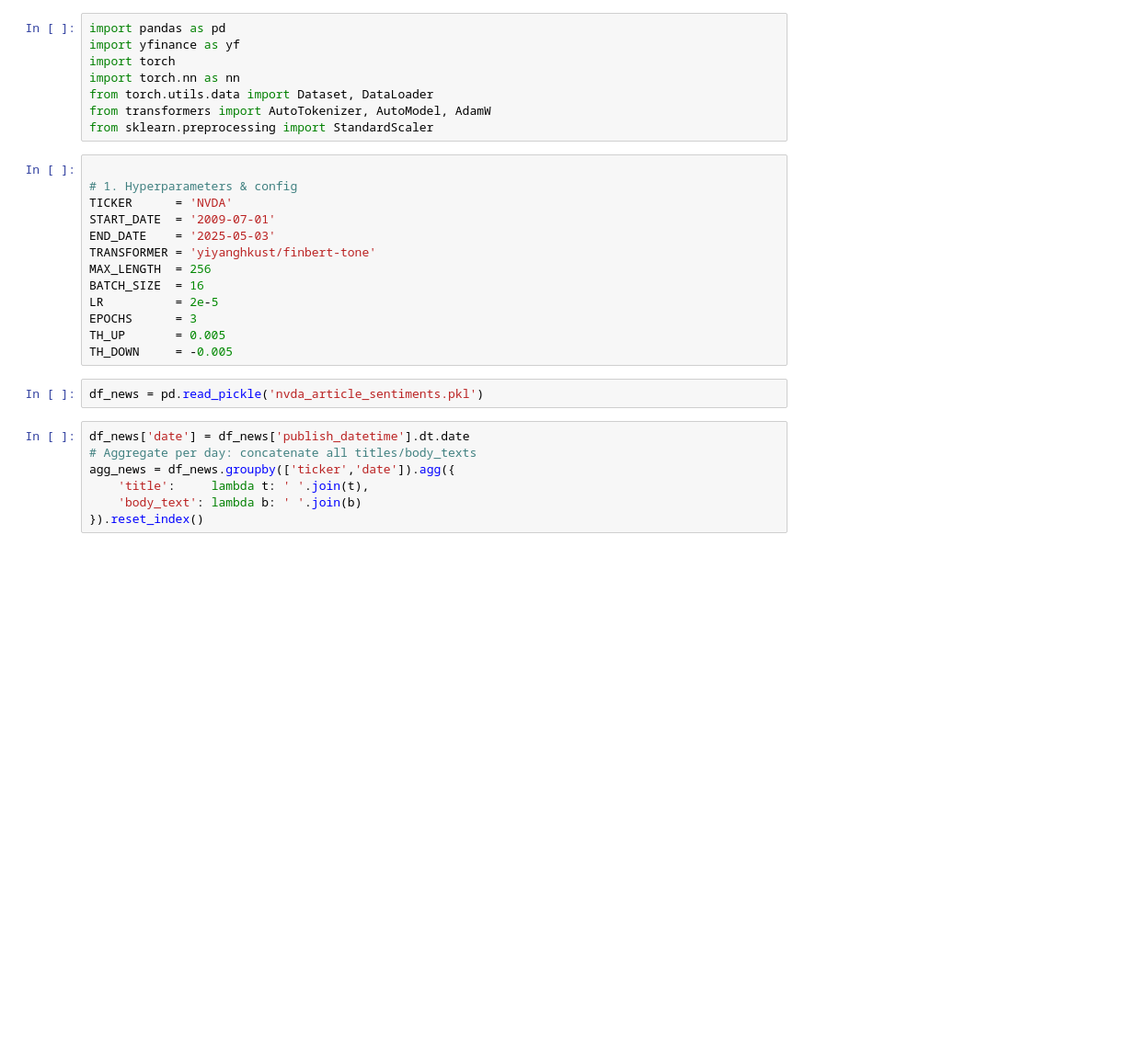
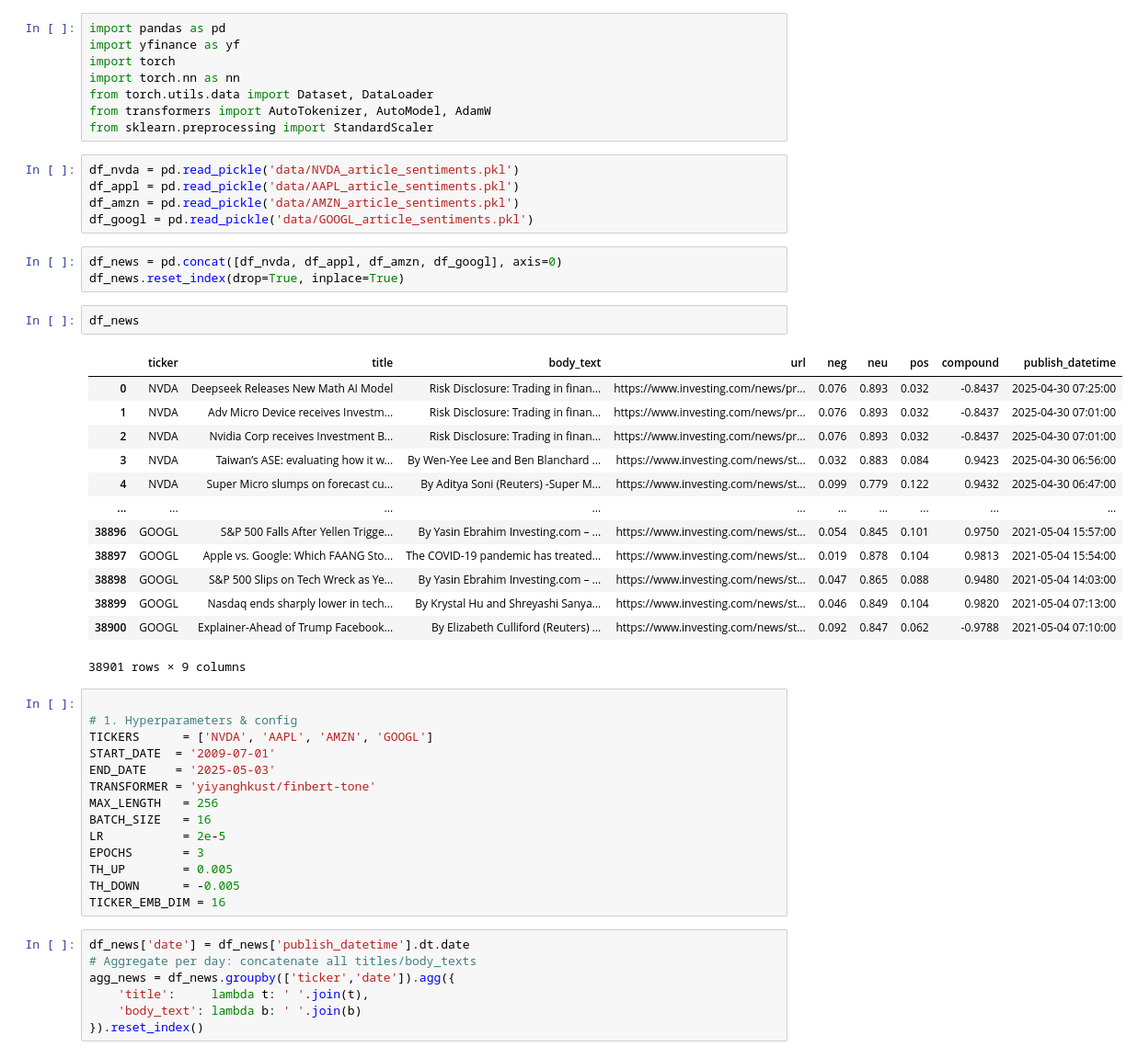
Before and after one commit to Takedaxz/NLP_Stock-Sentiment-Analysis, a Jupyter notebook: model.ipynb, the cells around one changed output. Shown at 92% size. Cells and saved outputs as stored; diff of their text form; blank space fills up the shorter version.

```diff
--- a/model.ipynb
+++ b/model.ipynb
@@ -6,21 +6,44 @@ import torch.nn as nn
 from torch.utils.data import Dataset, DataLoader
 from transformers import AutoTokenizer, AutoModel, AdamW
 from sklearn.preprocessing import StandardScaler
+# %%
+df_nvda = pd.read_pickle('data/NVDA_article_sentiments.pkl')
+df_appl = pd.read_pickle('data/AAPL_article_sentiments.pkl')
+df_amzn = pd.read_pickle('data/AMZN_article_sentiments.pkl')
+df_googl = pd.read_pickle('data/GOOGL_article_sentiments.pkl')
+# %%
+df_news = pd.concat([df_nvda, df_appl, df_amzn, df_googl], axis=0)
+df_news.reset_index(drop=True, inplace=True)
+# %%
+df_news
+# %% [output]
+|  | ticker | title | body_text | url | neg | neu | pos | compound | publish_datetime |
+| 0 | NVDA | Deepseek Releases New Math AI Model | Risk Disclosure: Trading in finan... | https://www.investing.com/news/pr... | 0.076 | 0.893 | 0.032 | -0.8437 | 2025-04-30 07:25:00 |
+| 1 | NVDA | Adv Micro Device receives Investm... | Risk Disclosure: Trading in finan... | https://www.investing.com/news/pr... | 0.076 | 0.893 | 0.032 | -0.8437 | 2025-04-30 07:01:00 |
+| 2 | NVDA | Nvidia Corp receives Investment B... | Risk Disclosure: Trading in finan... | https://www.investing.com/news/pr... | 0.076 | 0.893 | 0.032 | -0.8437 | 2025-04-30 07:01:00 |
+| 3 | NVDA | Taiwan’s ASE: evaluating how it w... | By Wen-Yee Lee and Ben Blanchard ... | https://www.investing.com/news/st... | 0.032 | 0.883 | 0.084 | 0.9423 | 2025-04-30 06:56:00 |
+| 4 | NVDA | Super Micro slumps on forecast cu... | By Aditya Soni (Reuters) -Super M... | https://www.investing.com/news/st... | 0.099 | 0.779 | 0.122 | 0.9432 | 2025-04-30 06:47:00 |
+| ... | ... | ... | ... | ... | ... | ... | ... | ... | ... |
+| 38896 | GOOGL | S&P 500 Falls After Yellen Trigge... | By Yasin Ebrahim Investing.com – ... | https://www.investing.com/news/st... | 0.054 | 0.845 | 0.101 | 0.9750 | 2021-05-04 15:57:00 |
+| 38897 | GOOGL | Apple vs. Google: Which FAANG Sto... | The COVID-19 pandemic has treated... | https://www.investing.com/news/st... | 0.019 | 0.878 | 0.104 | 0.9813 | 2021-05-04 15:54:00 |
+| 38898 | GOOGL | S&P 500 Slips on Tech Wreck as Ye... | By Yasin Ebrahim Investing.com – ... | https://www.investing.com/news/st... | 0.047 | 0.865 | 0.088 | 0.9480 | 2021-05-04 14:03:00 |
+| 38899 | GOOGL | Nasdaq ends sharply lower in tech... | By Krystal Hu and Shreyashi Sanya... | https://www.investing.com/news/st... | 0.046 | 0.849 | 0.104 | 0.9820 | 2021-05-04 07:13:00 |
+| 38900 | GOOGL | Explainer-Ahead of Trump Facebook... | By Elizabeth Culliford (Reuters) ... | https://www.investing.com/news/st... | 0.092 | 0.847 | 0.062 | -0.9788 | 2021-05-04 07:10:00 |
+38901 rows × 9 columns
 # %%
 
 # 1. Hyperparameters & config
-TICKER      = 'NVDA'
+TICKERS      = ['NVDA', 'AAPL', 'AMZN', 'GOOGL']
 START_DATE  = '2009-07-01'
 END_DATE    = '2025-05-03'
 TRANSFORMER = 'yiyanghkust/finbert-tone'
-MAX_LENGTH  = 256
-BATCH_SIZE  = 16
-LR          = 2e-5
-EPOCHS      = 3
-TH_UP       = 0.005
-TH_DOWN     = -0.005
+MAX_LENGTH   = 256
+BATCH_SIZE   = 16
+LR           = 2e-5
+EPOCHS       = 3
+TH_UP        = 0.005
+TH_DOWN      = -0.005
+TICKER_EMB_DIM = 16
-# %%
-df_news = pd.read_pickle('nvda_article_sentiments.pkl')
 # %%
 df_news['date'] = df_news['publish_datetime'].dt.date
 # Aggregate per day: concatenate all titles/body_texts
```
Also changed, not shown: parts of 11 cells of this notebook, 17 other files.
